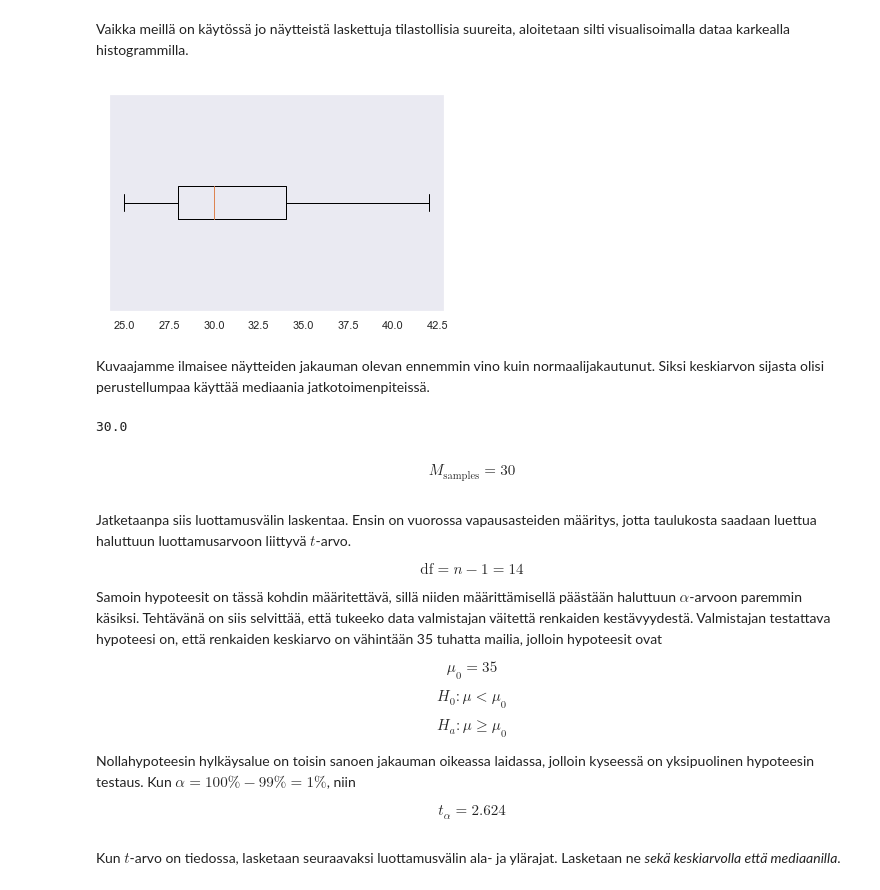
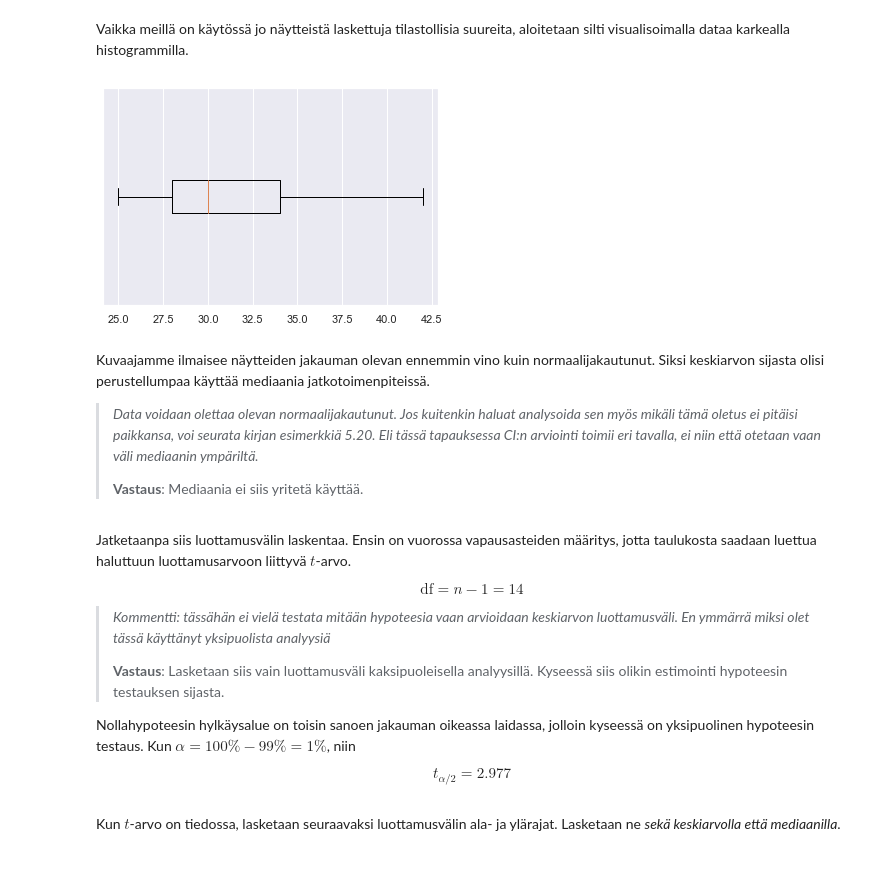
Before and after one commit to karmus89/statistics-data-analysis-exercises, a Jupyter notebook: Exercises.ipynb, the cells around one changed output. Cells and saved outputs as stored; diff of their text form; code cells hidden in the pictures.

```diff
--- a/Exercises.ipynb
+++ b/Exercises.ipynb
@@ -37,32 +37,28 @@ samples_std = 5.04
 # %%
 plt.boxplot(samples, vert=False)
 plt.yticks([])
+plt.grid()
 plt.show()
 # %% [output]
-[figure, old version]
+[figure, new version]
-# %% [markdown]
-Kuvaajamme ilmaisee näytteiden jakauman olevan ennemmin vino kuin normaalijakautunut. Siksi keskiarvon sijasta olisi perustellumpaa käyttää mediaania jatkotoimenpiteissä.
-# %%
-samples_median = np.median(samples)
-samples_median
-# %% [output]
-30.0
-# %% [markdown]
-$$ M_{\text{samples}} = 30 $$
+# %% [markdown]
+Kuvaajamme ilmaisee näytteiden jakauman olevan ennemmin vino kuin normaalijakautunut. Siksi keskiarvon sijasta olisi perustellumpaa käyttää mediaania jatkotoimenpiteissä.
+
+> *Data voidaan olettaa olevan normaalijakautunut. Jos kuitenkin haluat analysoida sen myös mikäli tämä oletus ei pitäisi paikkansa, voi seurata kirjan esimerkkiä 5.20. Eli tässä tapauksessa CI:n arviointi toimii eri tavalla, ei niin että otetaan vaan väli mediaanin ympäriltä.*
+>
+>**Vastaus**: Mediaania ei siis yritetä käyttää.
 # %% [markdown]
 Jatketaanpa siis luottamusvälin laskentaa. Ensin on vuorossa vapausasteiden määritys, jotta taulukosta saadaan luettua haluttuun luottamusarvoon liittyvä $t$-arvo.
 
 $$ \text{df} = n - 1 = 14 $$
 
-Samoin hypoteesit on tässä kohdin määritettävä, sillä niiden määrittämisellä päästään haluttuun $\alpha$-arvoon paremmin käsiksi. Tehtävänä on siis selvittää, että tukeeko data valmistajan väitettä renkaiden kestävyydestä. Valmistajan testattava hypoteesi on, että renkaiden keskiarvo on vähintään 35 tuhatta mailia, jolloin hypoteesit ovat
-
-$$ \mu_0 = 35 $$
-$$ H_0: \mu < \mu_0 $$
-$$ H_a: \mu \ge \mu_0 $$
+> *Kommentti: tässähän ei vielä testata mitään hypoteesia vaan arvioidaan keskiarvon luottamusväli. En ymmärrä miksi olet tässä käyttänyt yksipuolista analyysiä*
+>
+>**Vastaus**: Lasketaan siis vain luottamusväli kaksipuoleisella analyysillä. Kyseessä siis olikin estimointi hypoteesin testauksen sijasta.
 
 Nollahypoteesin hylkäysalue on toisin sanoen jakauman oikeassa laidassa, jolloin kyseessä on yksipuolinen hypoteesin testaus. Kun $\alpha = 100\% - 99\% = 1\%$, niin
 
-$$ t_{\alpha} = 2.624 $$
+$$ t_{\alpha/2} = 2.977 $$
 # %% [markdown]
 Kun $t$-arvo on tiedossa, lasketaan seuraavaksi luottamusvälin ala- ja ylärajat. Lasketaan ne *sekä keskiarvolla että mediaanilla*.
 # %%
```
Also changed, not shown: parts of 89 cells of this notebook.
